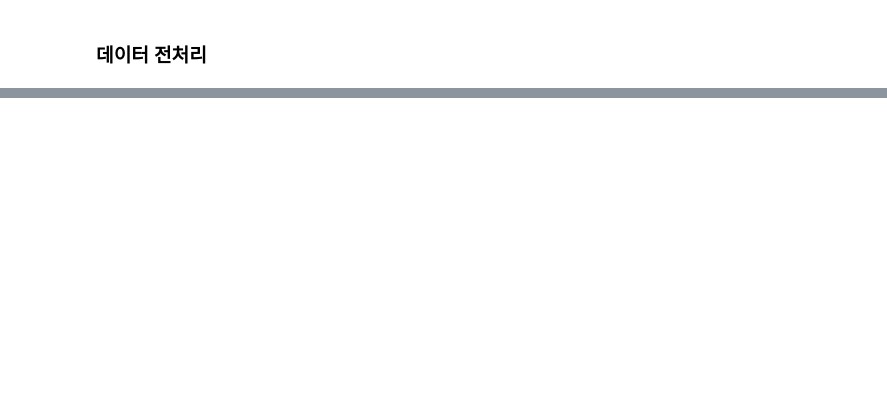
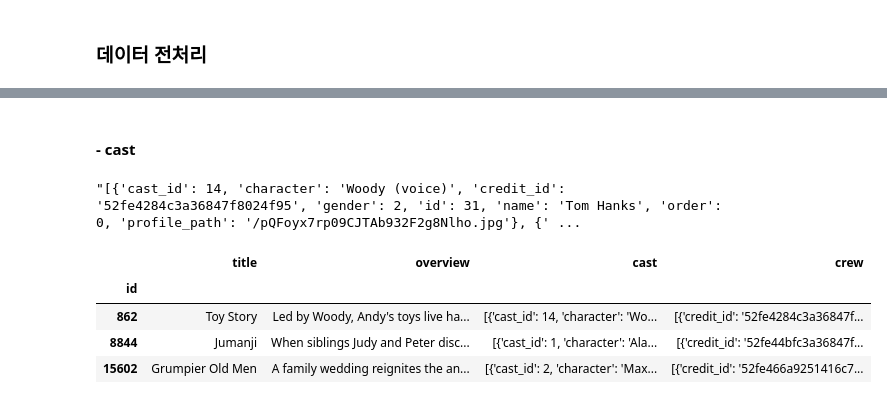
Before and after one commit to 1unasy/MachineLearning-2021-12, a Jupyter notebook: 07.추천시스템/12.영화추천(감독,배우).ipynb, the cells around one changed output, grey strips where cells are left out. Drawn from its saved outputs; the diff is of its cells as text; code cells hidden in the pictures; blank space fills up the shorter version.

```diff
--- a/07.추천시스템/12.영화추천(감독,배우).ipynb
+++ b/07.추천시스템/12.영화추천(감독,배우).ipynb
@@ -24,0 +56,4 @@ movie.shape, info.shape
+# %%
+# id 정수형으로 바꾸기
+df.id = df.id.astype(int)
+df.head(3)
@@ -24,0 +65,7 @@ movie.shape, info.shape
+# %%
+# id 정수형으로 바꾸기
+info.id = info.id.astype(int)
+
+# df, info 데이터 프레임 id 기준으로 병합하기
+df = pd.merge(df, info)
+df.head(3)
@@ -24,0 +94,17 @@ movie.shape, info.shape
+# %% [markdown]
+#### - cast
+# %%
+df.cast[862]
+# %% [output]
+"[{'cast_id': 14, 'character': 'Woody (voice)', 'credit_id': '52fe4284c3a36847f8024f95', 'gender': 2, 'id': 31, 'name': 'Tom Hanks', 'order': 0, 'profile_path': '/pQFoyx7rp09CJTAb932F2g8Nlho.jpg'}, {' ...
+# %%
+# 문자열 내 리스트 가져오기
+from ast import literal_eval
+df.cast = df.cast.apply(literal_eval)
+df.head(3)
+# %% [output]
+|  | title | overview | cast | crew |
+| id |  |  |  |  |
+| 862 | Toy Story | Led by Woody, Andy's toys live ha... | [{'cast_id': 14, 'character': 'Wo... | [{'credit_id': '52fe4284c3a36847f... |
+| 8844 | Jumanji | When siblings Judy and Peter disc... | [{'cast_id': 1, 'character': 'Ala... | [{'credit_id': '52fe44bfc3a36847f... |
+| 15602 | Grumpier Old Men | A family wedding reignites the an... | [{'cast_id': 2, 'character': 'Max... | [{'credit_id': '52fe466a9251416c7... |
```
Also changed, not shown: parts of 28 cells of this notebook.
